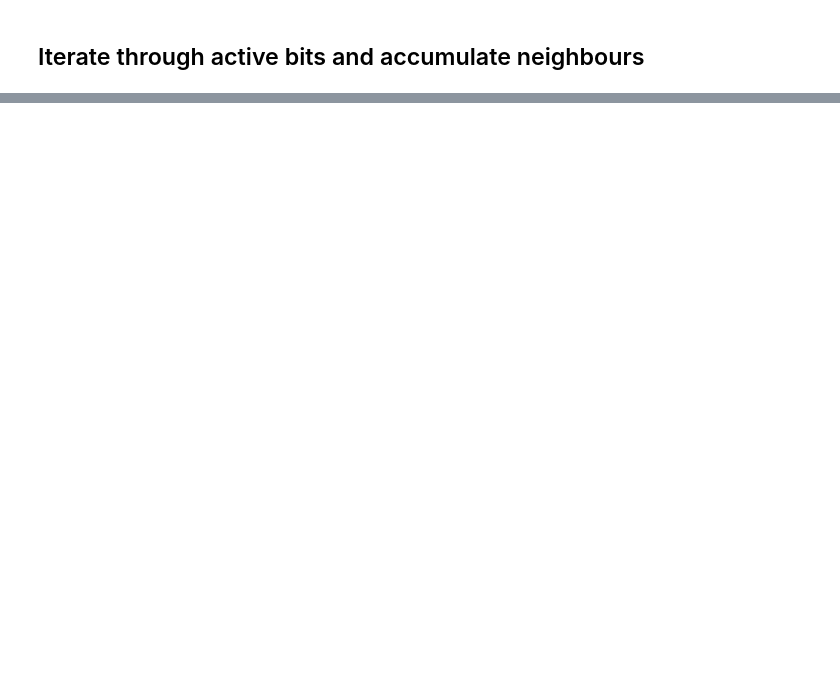
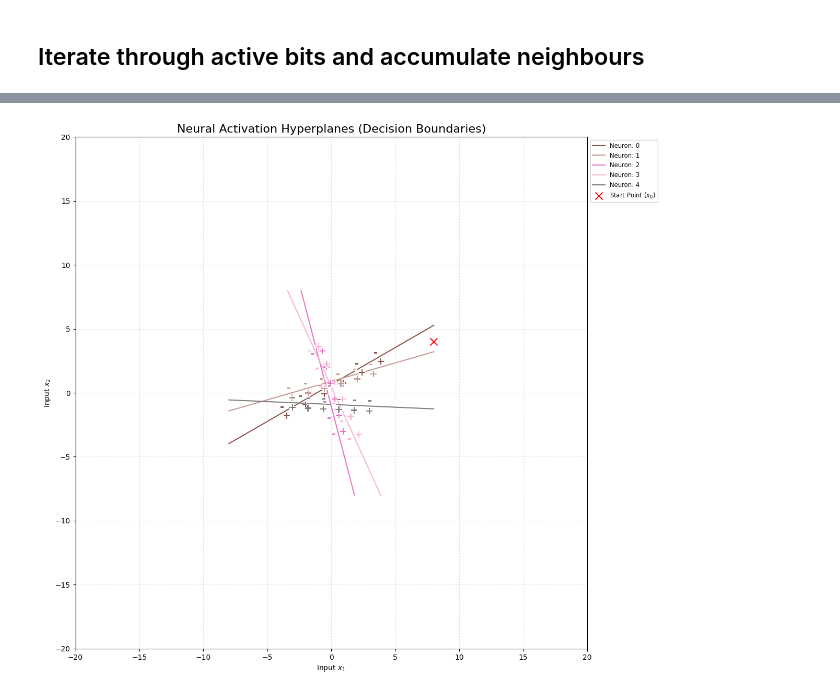
Before and after one commit to Johanmkr/WP1-Polyhedra, a Jupyter notebook: notebooks/new_tree.ipynb, the cells around one changed output, grey strips where cells are left out. Drawn from its saved outputs; the diff is of its cells as text; code cells hidden in the pictures; blank space fills up the shorter version.

```diff
--- a/notebooks/new_tree.ipynb
+++ b/notebooks/new_tree.ipynb
@@ -313,0 +486,30 @@ array([0, 2])
+# %%
+fig, ax = plt.subplots(figsize=(12, 12))
+
+# Iterate through weights and biases to plot hyperplanes
+for n, (we, be) in enumerate(zip(W1, b1)):
+    # Get a real color from the cycle (Crucial fix)
+    current_color = next(color_pool)
+
+    # We pass a higher offset (e.g., 4.0) because the coordinate space is 200 units wide
+    plot_hyperplane(ax, we, be, color=current_color, label=f"Neuron: {n}", offset=fac/50)
+
+# Mark the specific point x0
+ax.scatter(x0[0], x0[1], marker="x", color="red", s=100, label="Start Point ($x_0$)", zorder=5)
+
+# Formatting the plot
+ax.set_xlim([-fac, fac])
+ax.set_ylim([-fac, fac])
+ax.set_aspect('equal')
+ax.grid(True, linestyle=':', alpha=0.6)
+
+# Move legend outside if there are many neurons
+ax.legend(loc='upper left', bbox_to_anchor=(1, 1), fontsize='small', ncol=1)
+
+plt.title("Neural Activation Hyperplanes (Decision Boundaries)", fontsize=16)
+plt.xlabel("Input $x_1$")
+plt.ylabel("Input $x_2$")
+plt.tight_layout()
+plt.show()
+# %% [output]
+[figure, added]
```
Also changed, not shown: parts of 12 cells of this notebook.
